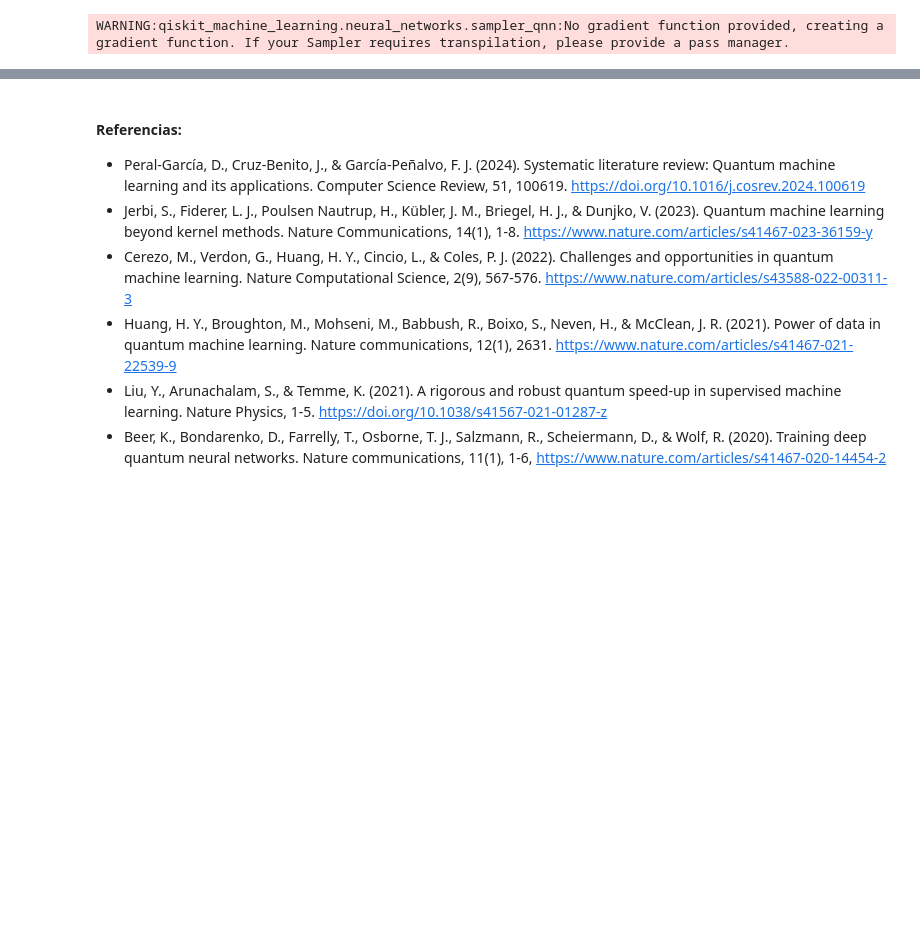
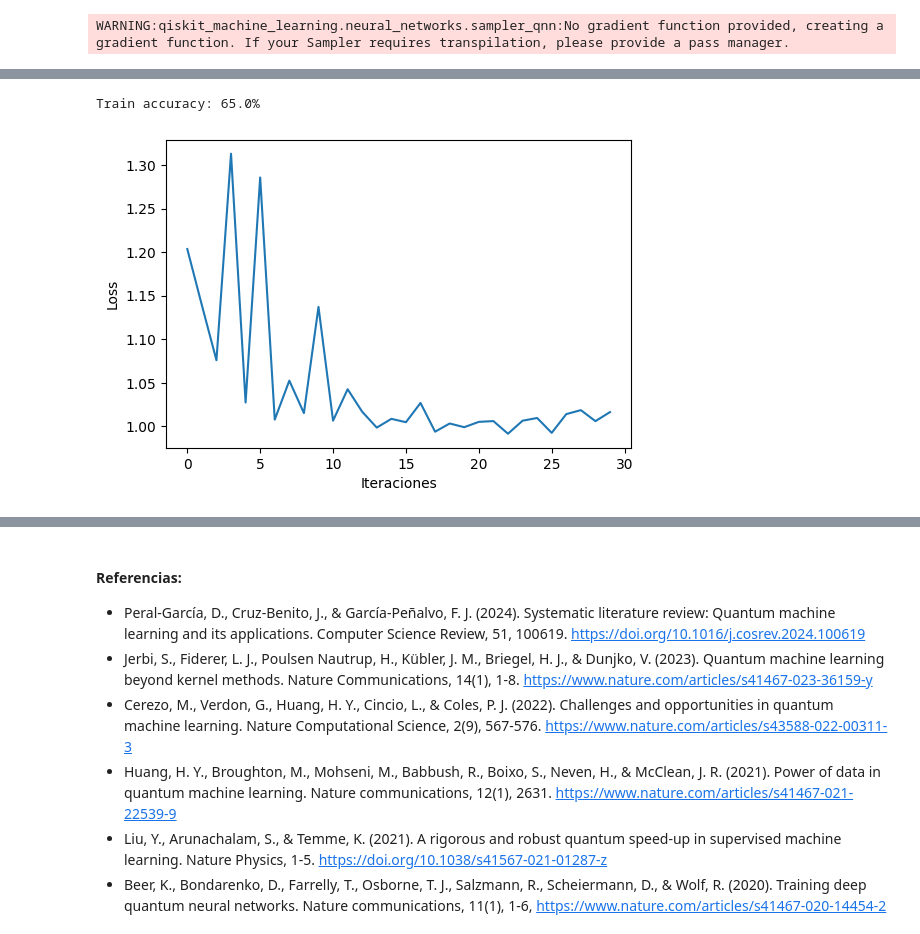
Before and after one commit to tarabelo/GrIA-QML-2025-26, a Jupyter notebook: 05. Introducción al Quantum Machine Learning.ipynb, the cells around one changed output, grey strips where cells are left out. Cells and saved outputs as stored; diff of their text form; code cells hidden in the pictures; blank space fills up the shorter version.

```diff
--- a/05. Introducción al Quantum Machine Learning.ipynb
+++ b/05. Introducción al Quantum Machine Learning.ipynb
@@ -980,0 +1132,28 @@ estimator_qnn_input_grad, estimator_qnn_weight_grad = estimator_qnn.backward(
+# %%
+from qiskit_machine_learning.algorithms.classifiers import VQC
+from qiskit_machine_learning.utils.loss_functions import CrossEntropyLoss
+from IPython.display import clear_output
+
+loss_history = []
+# Función en la que acumulo las pérdidas para ver la evolución
+def callback_graph(weights, loss):
+    loss_history.append(loss)
+
+# Construye un clasificador cuántico variacional
+vqc = VQC(
+    feature_map=feature_map,
+    ansatz=ansatz,
+    loss=CrossEntropyLoss(),
+    optimizer=COBYLA(maxiter=30),
+    sampler=sampler,
+    callback=callback_graph
+)
+
+
+# Entrena el clasificador
+vqc.fit(X, y01)
+
+# Evaluo sobre los datos de entrada
+y01_predict = vqc.predict(X)
+print(f"Predicciones {y01_predict.T}")
+print(f"Etiquetas {y01.T}")
@@ -980,0 +1164,14 @@ estimator_qnn_input_grad, estimator_qnn_weight_grad = estimator_qnn.backward(
+# %%
+# Accuracy
+train_acc = vqc.score(X, y01)*100
+print(f"Train accuracy: {train_acc:.1f}%")
+# %% [output]
+Train accuracy: 65.0%
+# %%
+# Evolución del loss:
+plt.plot(loss_history)
+plt.xlabel("Iteraciones")
+plt.ylabel("Loss")
+plt.show()
+# %% [output]
+[figure, added]
```
Also changed, not shown: parts of 43 cells of this notebook.
